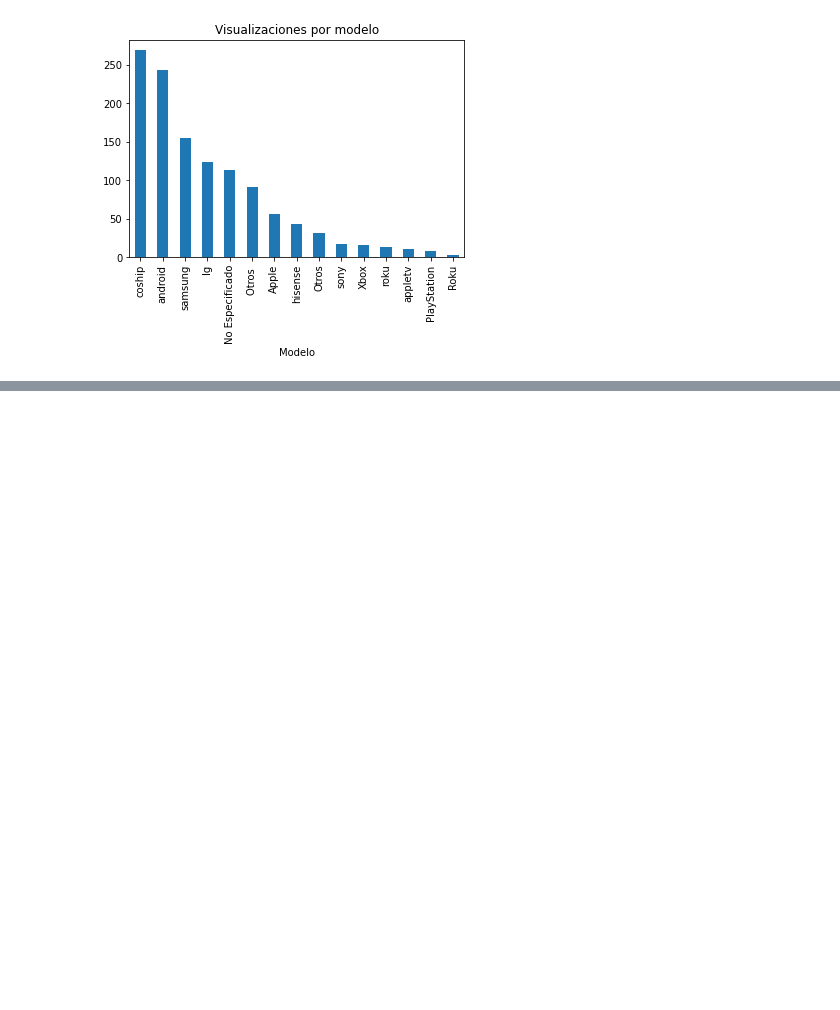
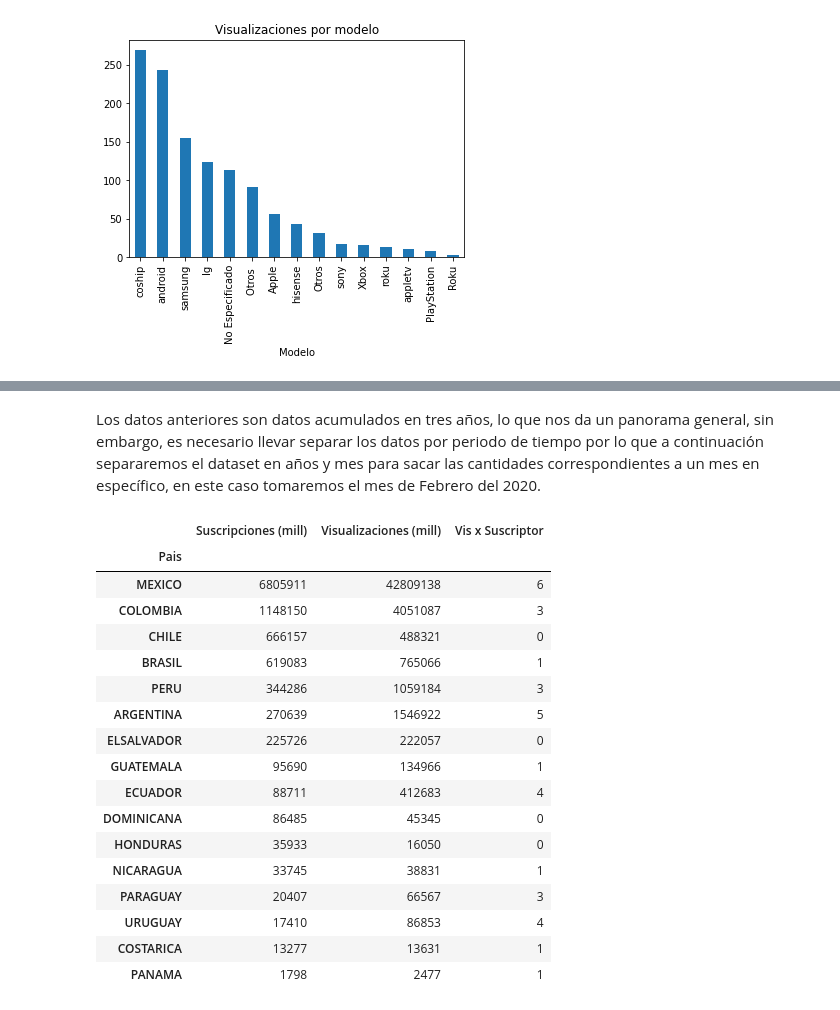
Before and after one commit to mariomtz36/Proyecto-Final, a Jupyter notebook: Proyecto.ipynb, the cells around one changed output, grey strips where cells are left out. Saved outputs shown, nothing was run; the diff lists cells and outputs as text; code cells hidden in the pictures; blank space fills up the shorter version.

```diff
--- a/Proyecto.ipynb
+++ b/Proyecto.ipynb
@@ -339,0 +386,55 @@ link https://relopezbriega.github.io/blog/2016/02/29/analisis-de-datos-categoric
+# %% [markdown]
+Los datos anteriores son datos acumulados en tres años, lo que nos da un panorama general, sin embargo, es necesario llevar
+separar los datos por periodo de tiempo por lo que a continuación separaremos el dataset en años y mes para sacar las cantidades correspondientes a un mes en específico, en este caso tomaremos el mes de Febrero del  2020.
+# %%
+# Ahora procedemos a separar las suscripciones por año y para el mes de febrero.
+
+Susc = dfClaroVD['NOMBRE_METRICA'] == 'Suscripciones'
+Suscripciones = dfClaroVD[Susc]
+
+Susc18 = Suscripciones['AÑO'] == 2018
+Suscripciones18 = Suscripciones[Susc18]
+
+Susc19 = Suscripciones['AÑO'] == 2019
+Suscripciones19 = Suscripciones[Susc19]
+
+Susc20 = Suscripciones['AÑO'] == 2020
+Suscripciones20 = Suscripciones[Susc20]
+
+Susc20Feb = Suscripciones20['MES'] =='FEBRERO'
+Suscripciones20Feb = Suscripciones20[Susc20Feb]
+SusCan20Feb = Suscripciones20Feb['CANTIDAD'].isnull()==False
+SusOk20Feb = Suscripciones20Feb[SusCan20Feb]
+SusOk20FebQ = SusOk20Feb['CANTIDAD'].astype('int64')
+SusPais20Feb = SusOk20Feb['PAIS']
+Sus20FebNP = np.array([[SusPais20Feb], [SusOk20FebQ]])
+Sus20FebNP = Sus20FebNP.T
+Sus20Febdf = pd.DataFrame(Sus20FebNP[:, 0])
+Sus20Febdf
+Sus20Febdf.columns = ['Pais', 'Suscripciones (mill)']
+Tabla8 = Sus20Febdf.groupby(['Pais']).sum()
+Tabla8Sort = (Tabla8['Suscripciones (mill)'].sort_values(ascending=False)).astype('int64')
+Tabla8SortDF = pd.DataFrame(Tabla8Sort)
+Tabla8SortDF['Visualizaciones (mill)'] = Tabla9SortDF
+Tabla8SortDF1 = (Tabla8SortDF['Visualizaciones (mill)'] / Tabla8SortDF['Suscripciones (mill)']).astype('int64')
+Tabla8SortDF['Vis x Suscriptor'] = Tabla8SortDF1
+Tabla8SortDF.style.set_table_styles([dict(selector='th', props=[('text-align', 'left')])])
+# %% [output]
+|  | Suscripciones (mill) | Visualizaciones (mill) | Vis x Suscriptor |
+| Pais |  |  |  |
+| MEXICO | 6805911 | 42809138 | 6 |
+| COLOMBIA | 1148150 | 4051087 | 3 |
+| CHILE | 666157 | 488321 | 0 |
+| BRASIL | 619083 | 765066 | 1 |
+| PERU | 344286 | 1059184 | 3 |
+| ARGENTINA | 270639 | 1546922 | 5 |
+| ELSALVADOR | 225726 | 222057 | 0 |
+| GUATEMALA | 95690 | 134966 | 1 |
+| ECUADOR | 88711 | 412683 | 4 |
+| DOMINICANA | 86485 | 45345 | 0 |
+| HONDURAS | 35933 | 16050 | 0 |
+| NICARAGUA | 33745 | 38831 | 1 |
+| PARAGUAY | 20407 | 66567 | 3 |
+| URUGUAY | 17410 | 86853 | 4 |
+| COSTARICA | 13277 | 13631 | 1 |
+| PANAMA | 1798 | 2477 | 1 |
```
Also changed, not shown: parts of 23 cells of this notebook.
